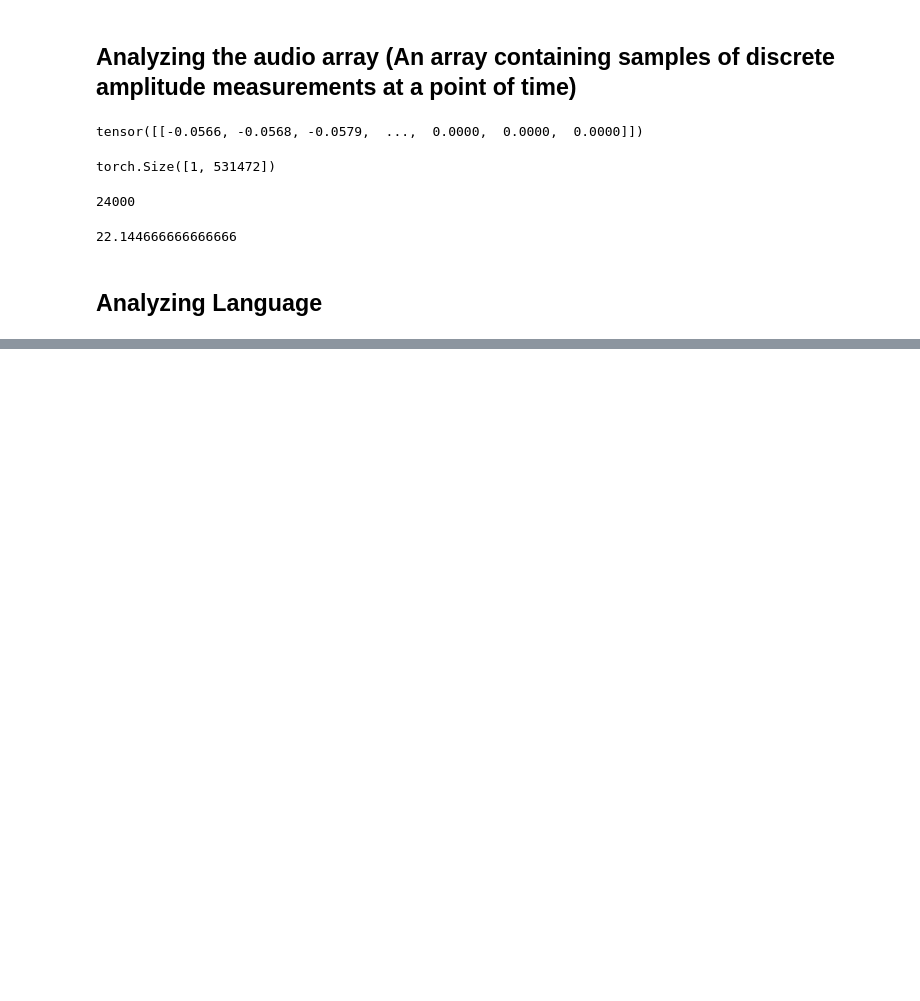
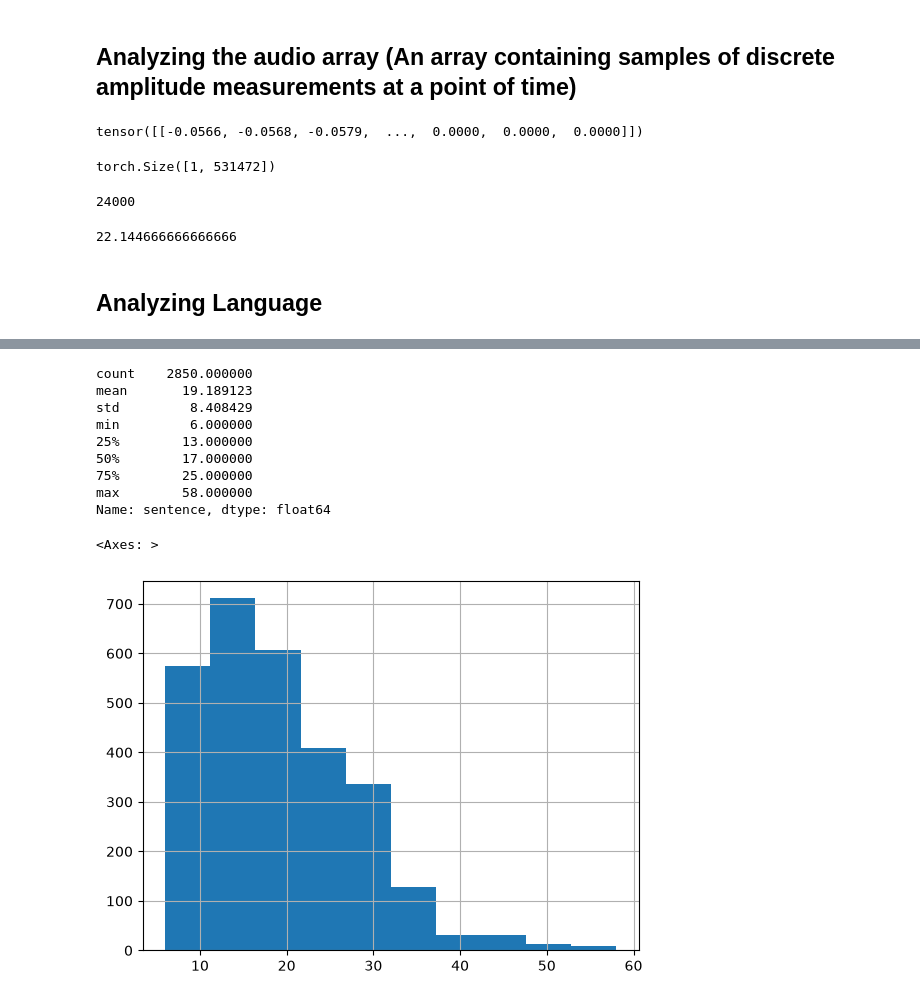
Before and after one commit to AlexPham0209/asr-thesis-project, a Jupyter notebook: notebooks/speech2latex_eda.ipynb, the cells around one changed output, grey strips where cells are left out. Drawn from its saved outputs; the diff is of its cells as text; code cells hidden in the pictures; blank space fills up the shorter version.

```diff
--- a/notebooks/speech2latex_eda.ipynb
+++ b/notebooks/speech2latex_eda.ipynb
@@ -71,5 +72,7 @@ samples.data.shape[-1] / samples.sample_rate
 ## Analyzing Language
 # %%
 train = speech2latex["sentences_train"]
+test = speech2latex["sentences_test"]
 len(train)
+len(test)
 # %% [output]
@@ -76,0 +93,4 @@ TypeError: object of type 'IterableDataset' has no len()
+# %%
+test_light = test.remove_columns(["audio_path"])
+df_test = test_light.to_pandas()
+df_test.head()
@@ -76,0 +362,16 @@ TypeError: object of type 'IterableDataset' has no len()
+# %%
+lens = df_test["sentence"].str.split().apply(lambda x: len(x))
+print(lens.describe())
+lens.hist()
+# %% [output]
+count    2850.000000
+mean       19.189123
+std         8.408429
+min         6.000000
+25%        13.000000
+50%        17.000000
+75%        25.000000
+max        58.000000
+Name: sentence, dtype: float64
+<Axes: >
+[figure, added]
```
Also changed, not shown: parts of 32 cells of this notebook, 3 other files.
